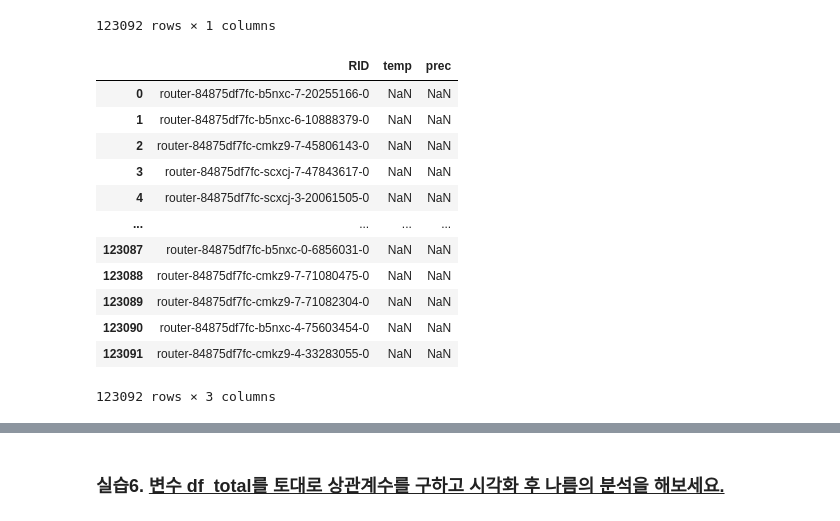
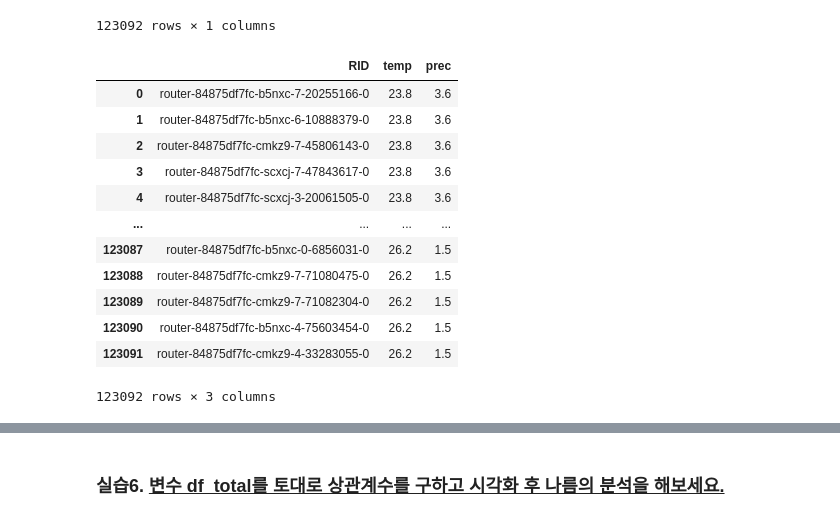
Before and after one commit to sujeengim/aice, a Jupyter notebook: 1-DataAnalysis.ipynb, the cells around one changed output, grey strips where cells are left out. Cells and saved outputs as stored; diff of their text form; code cells hidden in the pictures.

```diff
--- a/1-DataAnalysis.ipynb
+++ b/1-DataAnalysis.ipynb
@@ -274,26 +274,26 @@ df_wth
 | 123091 | router-84875df7fc-cmkz9-4-3328305... |
 123092 rows × 1 columns
 # %%
-df_wth = pd_wth.rename(columns={"RID|temp|precipitation":"RID"})
+df_wth = df_wth.rename(columns={"RID|temp|precipitation":"RID"})
 
-df_wth['temp'] = pd_wth['RID'].str.split('|').str[1]
-df_wth['prec'] = pd_wth['RID'].str.split('|').str[2]
-df_wth['RID'] = pd_wth['RID'].str.split('|').str[0]
+df_wth['temp'] = df_wth['RID'].str.split('|').str[1]
+df_wth['prec'] = df_wth['RID'].str.split('|').str[2]
+df_wth['RID'] = df_wth['RID'].str.split('|').str[0]
 
 df_wth
 # %% [output]
 |  | RID | temp | prec |
-| 0 | router-84875df7fc-b5nxc-7-20255166-0 | NaN | NaN |
-| 1 | router-84875df7fc-b5nxc-6-10888379-0 | NaN | NaN |
-| 2 | router-84875df7fc-cmkz9-7-45806143-0 | NaN | NaN |
-| 3 | router-84875df7fc-scxcj-7-47843617-0 | NaN | NaN |
-| 4 | router-84875df7fc-scxcj-3-20061505-0 | NaN | NaN |
+| 0 | router-84875df7fc-b5nxc-7-20255166-0 | 23.8 | 3.6 |
+| 1 | router-84875df7fc-b5nxc-6-10888379-0 | 23.8 | 3.6 |
+| 2 | router-84875df7fc-cmkz9-7-45806143-0 | 23.8 | 3.6 |
+| 3 | router-84875df7fc-scxcj-7-47843617-0 | 23.8 | 3.6 |
+| 4 | router-84875df7fc-scxcj-3-20061505-0 | 23.8 | 3.6 |
 | ... | ... | ... | ... |
-| 123087 | router-84875df7fc-b5nxc-0-6856031-0 | NaN | NaN |
-| 123088 | router-84875df7fc-cmkz9-7-71080475-0 | NaN | NaN |
-| 123089 | router-84875df7fc-cmkz9-7-71082304-0 | NaN | NaN |
-| 123090 | router-84875df7fc-b5nxc-4-75603454-0 | NaN | NaN |
-| 123091 | router-84875df7fc-cmkz9-4-33283055-0 | NaN | NaN |
+| 123087 | router-84875df7fc-b5nxc-0-6856031-0 | 26.2 | 1.5 |
+| 123088 | router-84875df7fc-cmkz9-7-71080475-0 | 26.2 | 1.5 |
+| 123089 | router-84875df7fc-cmkz9-7-71082304-0 | 26.2 | 1.5 |
+| 123090 | router-84875df7fc-b5nxc-4-75603454-0 | 26.2 | 1.5 |
+| 123091 | router-84875df7fc-cmkz9-4-33283055-0 | 26.2 | 1.5 |
 123092 rows × 3 columns
 # %%
 df_total_temp = pd.merge(df_inner, df_wth)
```
Also changed, not shown: parts of 16 cells of this notebook.
